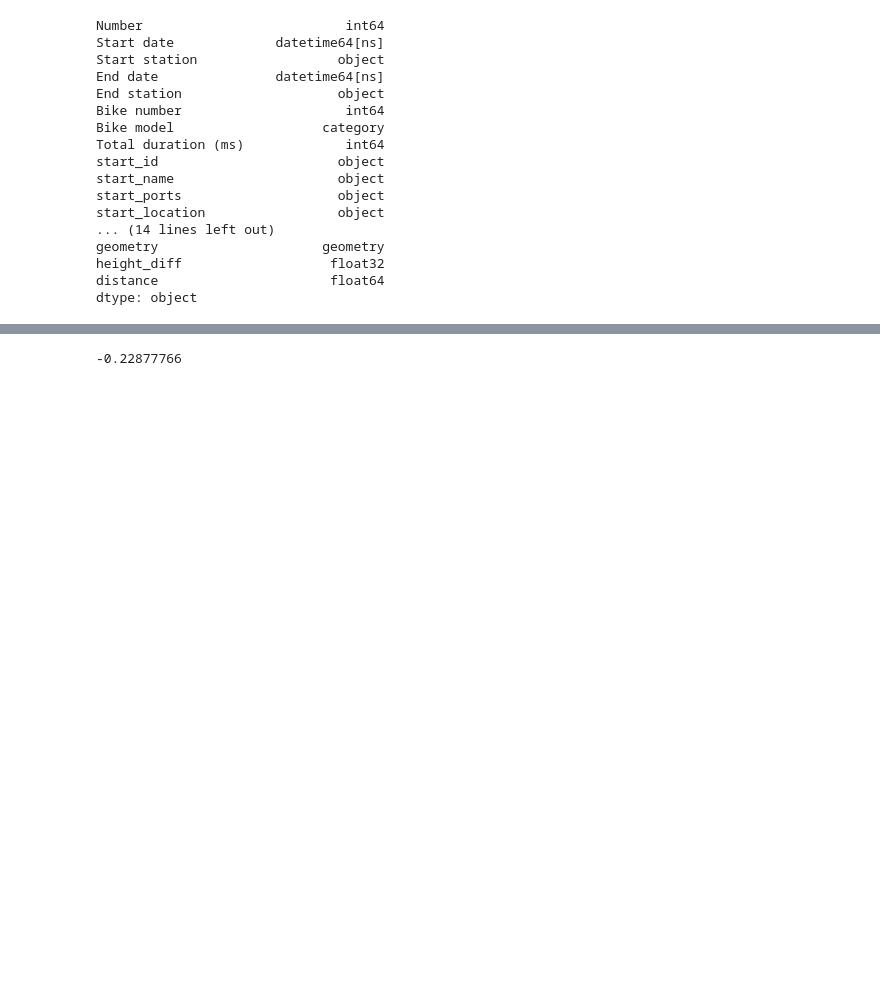
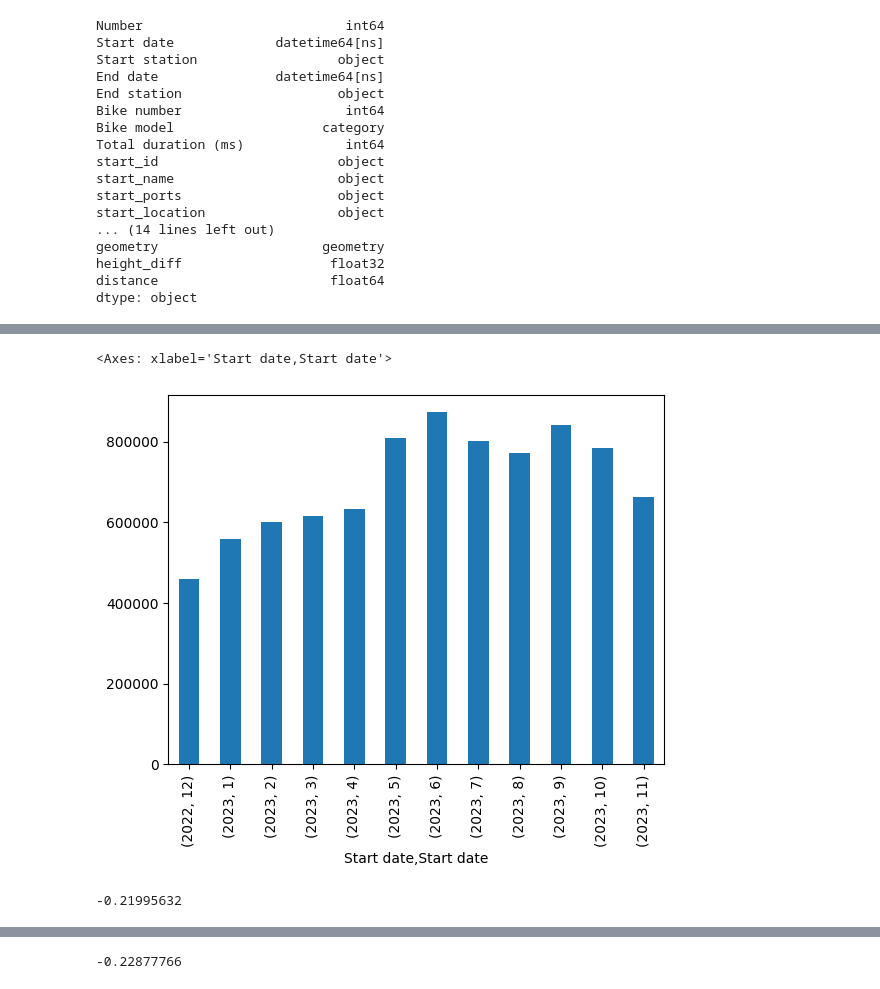
Before and after one commit to sokimura39/QM_Report, a Jupyter notebook: analysis.ipynb, the cells around one changed output, grey strips where cells are left out. Drawn from its saved outputs; the diff is of its cells as text; code cells hidden in the pictures; blank space fills up the shorter version.

```diff
--- a/analysis.ipynb
+++ b/analysis.ipynb
@@ -80,0 +89,11 @@ journeys_gdf.height_diff.mean()
+# %%
+# draw bar chart by month
+journeys_gdf.groupby([journeys_gdf['Start date'].dt.year, journeys_gdf['Start date'].dt.month]).Number.count().plot(kind = 'bar')
+# %% [output]
+<Axes: xlabel='Start date,Start date'>
+[figure, added]
+# %%
+# calculate mean of height distance
+journeys_gdf.height_diff.mean()
+# %% [output]
+-0.21995632
```
Also changed, not shown: parts of 8 cells of this notebook, 1 other file.
